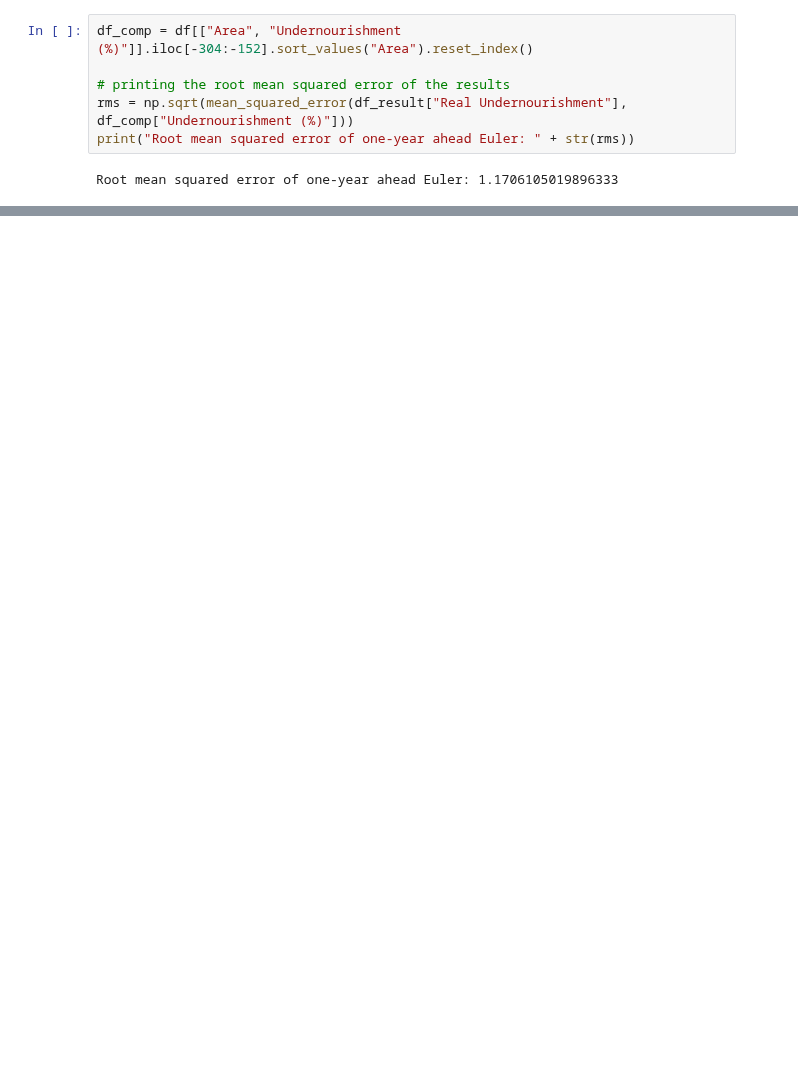
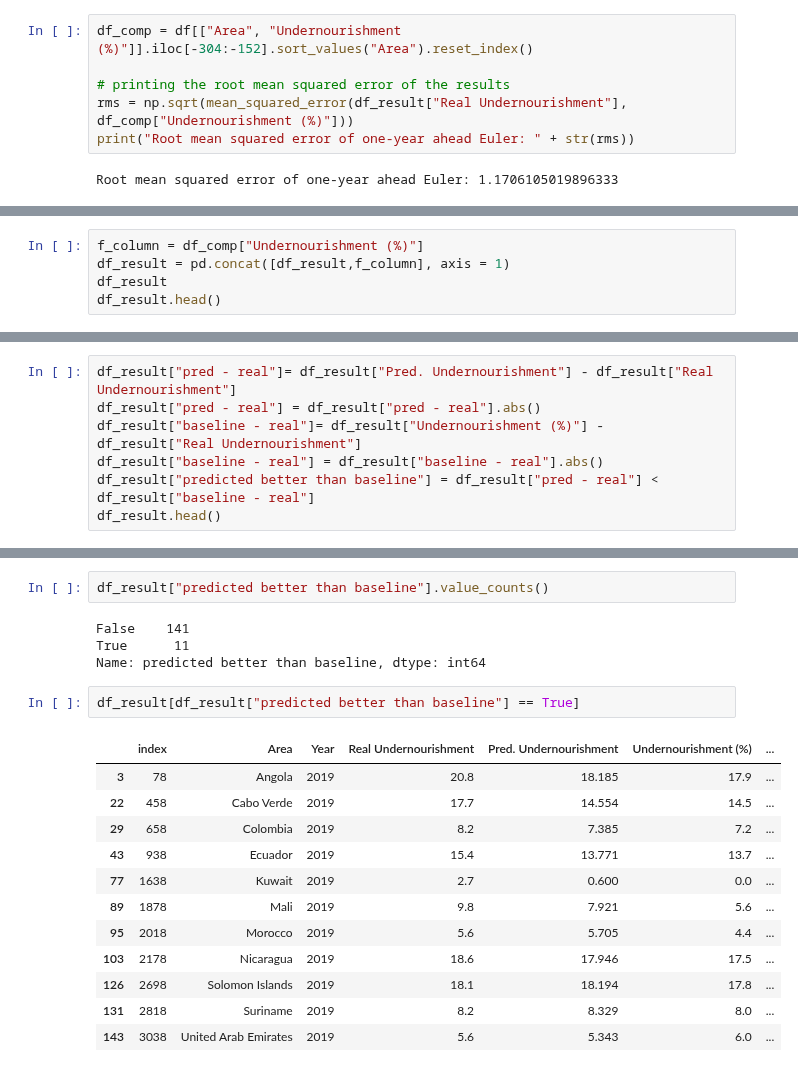
Before and after one commit to sonic171717/undernourishment_prediction, a Jupyter notebook: 3)Models/baseline_comparison.ipynb, the cells around one changed output, grey strips where cells are left out. Saved outputs shown, nothing was run; the diff lists cells and outputs as text; blank space fills up the shorter version.

Commit message:
predicted vs baseline compared

```diff
--- a/3)Models/baseline_comparison.ipynb
+++ b/3)Models/baseline_comparison.ipynb
@@ -89,0 +108,5 @@ Root mean squared error of one-year ahead Euler: 1.1706105019896333
+# %%
+f_column = df_comp["Undernourishment (%)"]
+df_result = pd.concat([df_result,f_column], axis = 1)
+df_result
+df_result.head()
@@ -89,0 +120,7 @@ Root mean squared error of one-year ahead Euler: 1.1706105019896333
+# %%
+df_result["pred - real"]= df_result["Pred. Undernourishment"] - df_result["Real Undernourishment"]
+df_result["pred - real"] = df_result["pred - real"].abs()
+df_result["baseline - real"]= df_result["Undernourishment (%)"] - df_result["Real Undernourishment"]
+df_result["baseline - real"] = df_result["baseline - real"].abs()
+df_result["predicted better than baseline"] = df_result["pred - real"] < df_result["baseline - real"]
+df_result.head()
@@ -90,3 +134,24 @@ Root mean squared error of one-year ahead Euler: 1.1706105019896333
+# %%
+df_result["predicted better than baseline"].value_counts()
+# %% [output]
+False    141
+True      11
+Name: predicted better than baseline, dtype: int64
+# %%
+df_result[df_result["predicted better than baseline"] == True]
+# %% [output]
+|  | index | Area | Year | Real Undernourishment | Pred. Undernourishment | Undernourishment (%) | ... |
+| 3 | 78 | Angola | 2019 | 20.8 | 18.185 | 17.9 | ... |
+| 22 | 458 | Cabo Verde | 2019 | 17.7 | 14.554 | 14.5 | ... |
+| 29 | 658 | Colombia | 2019 | 8.2 | 7.385 | 7.2 | ... |
+| 43 | 938 | Ecuador | 2019 | 15.4 | 13.771 | 13.7 | ... |
+| 77 | 1638 | Kuwait | 2019 | 2.7 | 0.600 | 0.0 | ... |
+| 89 | 1878 | Mali | 2019 | 9.8 | 7.921 | 5.6 | ... |
+| 95 | 2018 | Morocco | 2019 | 5.6 | 5.705 | 4.4 | ... |
+| 103 | 2178 | Nicaragua | 2019 | 18.6 | 17.946 | 17.5 | ... |
+| 126 | 2698 | Solomon Islands | 2019 | 18.1 | 18.194 | 17.8 | ... |
+| 131 | 2818 | Suriname | 2019 | 8.2 | 8.329 | 8.0 | ... |
+| 143 | 3038 | United Arab Emirates | 2019 | 5.6 | 5.343 | 6.0 | ... |
 # %%
 # plotting actual vs predicted undernourishment
 plt.figure()
```
Also changed, not shown: parts of 9 cells of this notebook.
